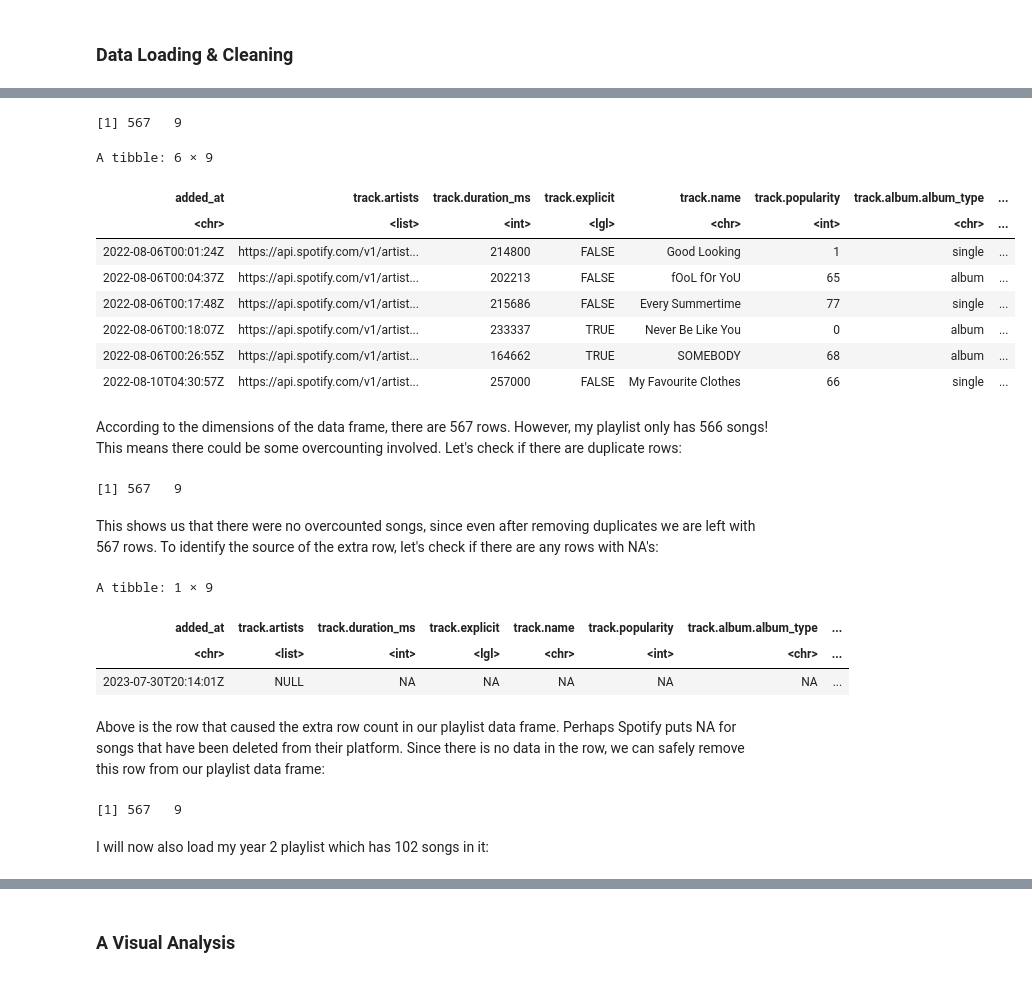
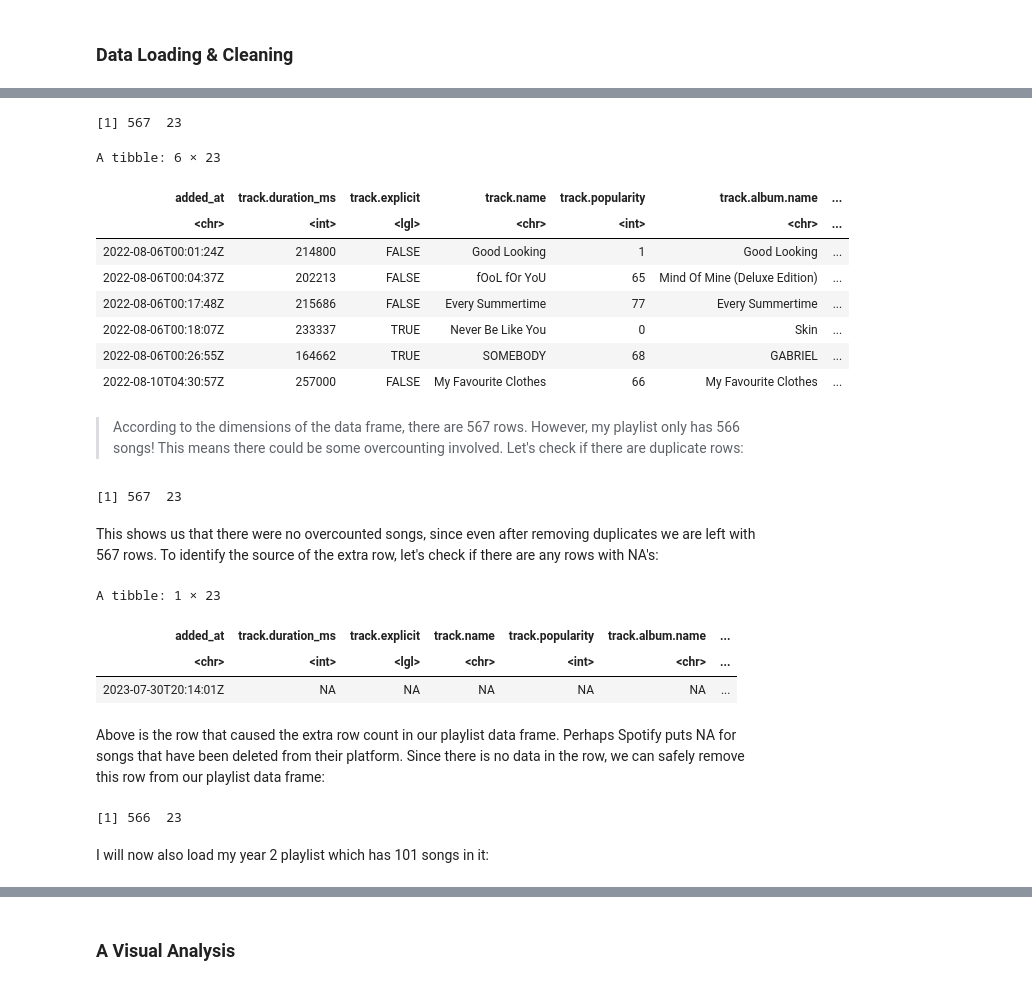
Before and after one commit to aadetritawara/spotify-analysis, a Jupyter notebook: Spotify_Analysis.ipynb, the cells around one changed output, grey strips where cells are left out. Drawn from its saved outputs; the diff is of its cells as text; code cells hidden in the pictures.

Commit message:
Loaded playlists with more audio data

```diff
--- a/Spotify_Analysis.ipynb
+++ b/Spotify_Analysis.ipynb
@@ -21,13 +19,8 @@ I have attempted to capture each year of my undergraduate degree in a unique pla
 # Loading the playlist data frame into the "playlist_2022" variable
 
 playlist_id <- "2cQLZcVSOLDfY03SY5DZrf"
-offsets <- seq(0, 500, 100)
-
-# Mapping offsets
-playlist_tracks <- map(offsets, ~ get_playlist_tracks(playlist_id, limit = 100, offset = .x))
-
-# Combining the results into a single data frame
-y1_playlist <- bind_rows(playlist_tracks) |> as_tibble()
+username <- "AT"
+y1_playlist <- get_playlist_audio_features(username, playlist_id)
 # %%
 # Getting all the column names of the data frame
 colnames(y1_playlist)
@@ -66,50 +71,51 @@ Based on the above columns, some interesting columns to analyze include:
 # %%
 # Selecting only the identified columns above
-shortened_y1_playlist <- y1_playlist |> select(added_at, track.artists, track.duration_ms,
-                                                  track.explicit, track.name, track.popularity,
-                                                  track.album.album_type, track.album.name,
-                                                  track.album.release_date)
+shortened_y1_playlist <- y1_playlist  |>
+                select(added_at, track.duration_ms, track.explicit, track.name, track.popularity,
+                       track.album.name, track.album.release_date, danceability, energy, key,
+                       track.artists, loudness, mode, speechiness, acousticness, instrumentalness, liveness,
+                       valence, tempo, key_name, mode_name, key_mode, time_signature)
 # Getting the dimensions
 dim(shortened_y1_playlist)
 
 # Getting the first six rows of our shorter data frame
 head(shortened_y1_playlist)
 # %% [output]
-[1] 567   9
+[1] 567  23
-A tibble: 6 × 9
+A tibble: 6 × 23
-| added_at | track.artists | track.duration_ms | track.explicit | track.name | track.popularity | track.album.album_type | ... |
-| <chr> | <list> | <int> | <lgl> | <chr> | <int> | <chr> | ... |
-| 2022-08-06T00:01:24Z | https://api.spotify.com/v1/artist... | 214800 | FALSE | Good Looking | 1 | single | ... |
-| 2022-08-06T00:04:37Z | https://api.spotify.com/v1/artist... | 202213 | FALSE | fOoL fOr YoU | 65 | album | ... |
-| 2022-08-06T00:17:48Z | https://api.spotify.com/v1/artist... | 215686 | FALSE | Every Summertime | 77 | single | ... |
-| 2022-08-06T00:18:07Z | https://api.spotify.com/v1/artist... | 233337 | TRUE | Never Be Like You | 0 | album | ... |
-| 2022-08-06T00:26:55Z | https://api.spotify.com/v1/artist... | 164662 | TRUE | SOMEBODY | 68 | album | ... |
-| 2022-08-10T04:30:57Z | https://api.spotify.com/v1/artist... | 257000 | FALSE | My Favourite Clothes | 66 | single | ... |
+| added_at | track.duration_ms | track.explicit | track.name | track.popularity | track.album.name | ... |
+| <chr> | <int> | <lgl> | <chr> | <int> | <chr> | ... |
+| 2022-08-06T00:01:24Z | 214800 | FALSE | Good Looking | 1 | Good Looking | ... |
+| 2022-08-06T00:04:37Z | 202213 | FALSE | fOoL fOr YoU | 65 | Mind Of Mine (Deluxe Edition) | ... |
+| 2022-08-06T00:17:48Z | 215686 | FALSE | Every Summertime | 77 | Every Summertime | ... |
+| 2022-08-06T00:18:07Z | 233337 | TRUE | Never Be Like You | 0 | Skin | ... |
+| 2022-08-06T00:26:55Z | 164662 | TRUE | SOMEBODY | 68 | GABRIEL | ... |
+| 2022-08-10T04:30:57Z | 257000 | FALSE | My Favourite Clothes | 66 | My Favourite Clothes | ... |
 # %% [markdown]
-According to the dimensions of the data frame, there are 567 rows. However, my playlist only has 566 songs! This means there could be some overcounting involved. Let's check if there are duplicate rows:
+>According to the dimensions of the data frame, there are 567 rows. However, my playlist only has 566 songs! This means there could be some overcounting involved. Let's check if there are duplicate rows:
 # %%
 # Keeping only unique rows from shortened_playlist_2022 and checking if total rows become 566
 dim(distinct(shortened_y1_playlist))
 # %% [output]
-[1] 567   9
+[1] 567  23
 # %% [markdown]
 This shows us that there were no overcounted songs, since even after removing duplicates we are left with 567 rows. To identify the source of the extra row, let's check if there are any rows with NA's:
 # %%
 rows_with_missing <- shortened_y1_playlist[apply(is.na(shortened_y1_playlist), 1, any), ]
 rows_with_missing
 # %% [output]
-A tibble: 1 × 9
+A tibble: 1 × 23
-| added_at | track.artists | track.duration_ms | track.explicit | track.name | track.popularity | track.album.album_type | ... |
-| <chr> | <list> | <int> | <lgl> | <chr> | <int> | <chr> | ... |
-| 2023-07-30T20:14:01Z | NULL | NA | NA | NA | NA | NA | ... |
+| added_at | track.duration_ms | track.explicit | track.name | track.popularity | track.album.name | ... |
+| <chr> | <int> | <lgl> | <chr> | <int> | <chr> | ... |
+| 2023-07-30T20:14:01Z | NA | NA | NA | NA | NA | ... |
 # %% [markdown]
 Above is the row that caused the extra row count in our playlist data frame. Perhaps Spotify puts NA for songs that have been deleted from their platform. Since there is no data in the row, we can safely remove this row from our playlist data frame:
 # %%
-shortened_playlist_2022 <- na.omit(shortened_y1_playlist)
+shortened_y1_playlist <- na.omit(shortened_y1_playlist)
 dim(shortened_y1_playlist)
 # %% [output]
-[1] 567   9
+[1] 566  23
 # %% [markdown]
-I will now also load my year 2 playlist which has 102 songs in it:
+I will now also load my year 2 playlist which has 101 songs in it:
 # %%
 playlist_id <- "6paPUoyazZ2SkgZ5HkYpoW"
```
Also changed, not shown: parts of 4 cells of this notebook.
